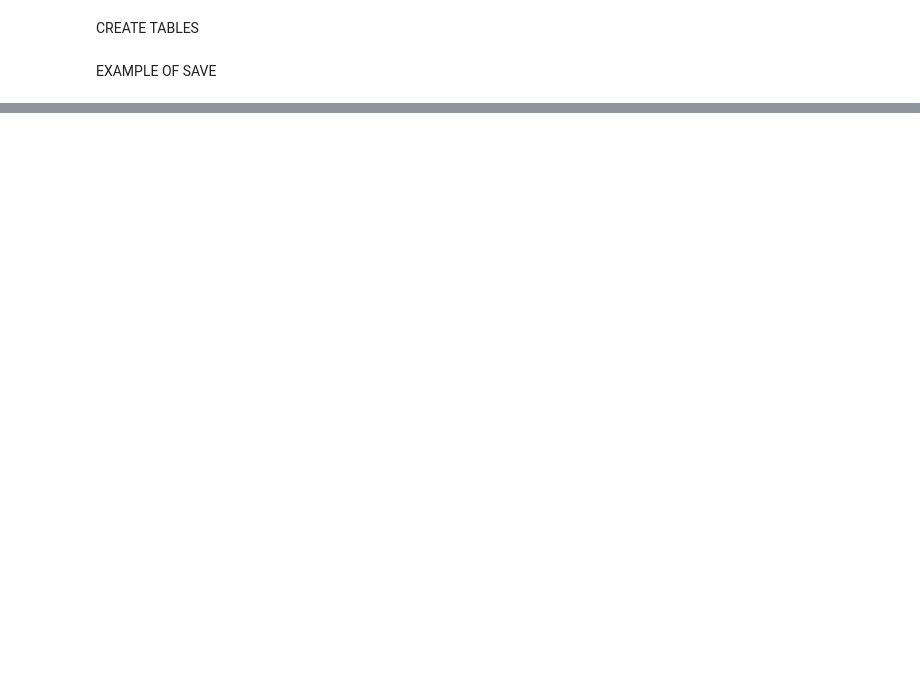
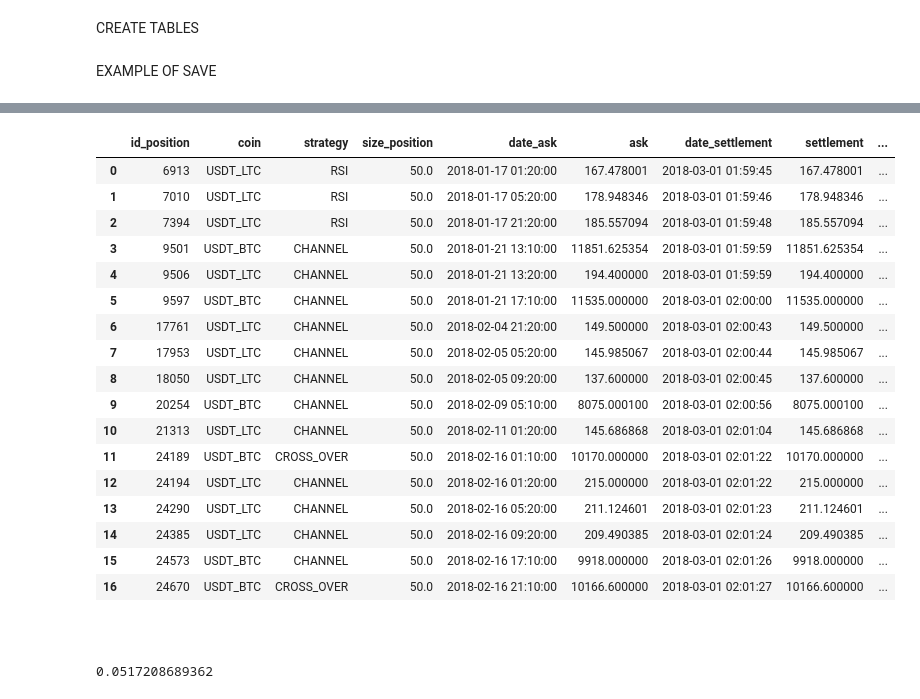
Before and after one commit to eduardocurado/crypto_bot, a Jupyter notebook: Crypto_trader_performance_analysis.ipynb, the cells around one changed output, grey strips where cells are left out. Drawn from its saved outputs; the diff is of its cells as text; code cells hidden in the pictures; blank space fills up the shorter version.

```diff
--- a/Crypto_trader_performance_analysis.ipynb
+++ b/Crypto_trader_performance_analysis.ipynb
@@ -74,6 +74,7 @@ ema = Table('Ema', meta,
 long_positions = Table('Long', meta,
                        Column('id_position', Integer, primary_key=True),
                        Column('coin', String, primary_key=True),
+                       Column('strategy', String),
                        Column('size_position', Float),
                        Column('date_ask', DateTime),
                        Column('ask', Float),
@@ -94,9 +95,18 @@ mkt_trend = Table('Market_trend', meta,
                   Column('screen', Integer, primary_key=True),
                   Column('dif_current', Float),
                   Column('dif_base', Float),
+                  Column('delta_dif', Float),
                   Column('vote', Integer)
                   )
 
+rsi = Table('Rsi', meta,
+    Column('date', DateTime, primary_key = True),
+    Column('coin', String, primary_key = True),
+    Column('rsi', Float),
+    Column('screen', Integer, primary_key=True)
+)
+
+
 # Create the above tables
 # meta.create_all(con)
 # %%
@@ -283,7 +332,9 @@ plot_market_trend_hist(coin, start_date = start)
 # %%
-def log_return(coin):
+def log_return(coin, date_end, date_init = '2017-01-01'):
     s = select([long_positions]).\
-        where(and_( long_positions.c.status  == 'closed', long_positions.c.coin == coin)).\
+        where(and_( long_positions.c.status  == 'closed',
+                   long_positions.c.date_ask >= date_init,
+                  long_positions.c.date_ask < date_end)).\
         order_by(desc(long_positions.c.date_ask))
     rows = con.execute(s)
     long_df = pd.DataFrame(rows.fetchall()).iloc[::-1]
@@ -295,18 +346,24 @@ def log_return(coin):
     rows = con.execute(s)
     mkt_trend_df = pd.DataFrame(rows.fetchall()).iloc[::-1]
     mkt_trend_df.columns = rows.keys()
-    mkt_trend_df = mkt_trend_df[['date', 'screen', 'dif_current']]
+    mkt_trend_df = mkt_trend_df[['date', 'screen', 'dif_current', 'delta_dif']]
 
 
     merged = pd.merge(long_df, mkt_trend_df, how='inner', left_on=['date_ask'], right_on=['date'])
 
 
+    return_mean = merged['log_return'].mean()
     return_total = merged['log_return'].sum()
+    print(return_mean)
     print(return_total)
-    print(merged)
-#     return long_df
+    return merged
 
+date = '2017-01-01'
+date_end = '2018-12-01'
+coin = 'USDT_LTC'
 
-coin = 'USDT_LTC'
-log_return(coin)
+print('DATE')
+log_return(coin, date_end, date)
+print('ALL')
+log_return(coin, date_end)
 # %% [output]
@@ -330,2 +376,40 @@ log_return(coin)
+|  | id_position | coin | strategy | size_position | date_ask | ask | date_settlement | settlement | ... |
+| 0 | 6913 | USDT_LTC | RSI | 50.0 | 2018-01-17 01:20:00 | 167.478001 | 2018-03-01 01:59:45 | 167.478001 | ... |
+| 1 | 7010 | USDT_LTC | RSI | 50.0 | 2018-01-17 05:20:00 | 178.948346 | 2018-03-01 01:59:46 | 178.948346 | ... |
+| 2 | 7394 | USDT_LTC | RSI | 50.0 | 2018-01-17 21:20:00 | 185.557094 | 2018-03-01 01:59:48 | 185.557094 | ... |
+| 3 | 9501 | USDT_BTC | CHANNEL | 50.0 | 2018-01-21 13:10:00 | 11851.625354 | 2018-03-01 01:59:59 | 11851.625354 | ... |
+| 4 | 9506 | USDT_LTC | CHANNEL | 50.0 | 2018-01-21 13:20:00 | 194.400000 | 2018-03-01 01:59:59 | 194.400000 | ... |
+| 5 | 9597 | USDT_BTC | CHANNEL | 50.0 | 2018-01-21 17:10:00 | 11535.000000 | 2018-03-01 02:00:00 | 11535.000000 | ... |
+| 6 | 17761 | USDT_LTC | CHANNEL | 50.0 | 2018-02-04 21:20:00 | 149.500000 | 2018-03-01 02:00:43 | 149.500000 | ... |
+| 7 | 17953 | USDT_LTC | CHANNEL | 50.0 | 2018-02-05 05:20:00 | 145.985067 | 2018-03-01 02:00:44 | 145.985067 | ... |
+| 8 | 18050 | USDT_LTC | CHANNEL | 50.0 | 2018-02-05 09:20:00 | 137.600000 | 2018-03-01 02:00:45 | 137.600000 | ... |
+| 9 | 20254 | USDT_BTC | CHANNEL | 50.0 | 2018-02-09 05:10:00 | 8075.000100 | 2018-03-01 02:00:56 | 8075.000100 | ... |
+| 10 | 21313 | USDT_LTC | CHANNEL | 50.0 | 2018-02-11 01:20:00 | 145.686868 | 2018-03-01 02:01:04 | 145.686868 | ... |
+| 11 | 24189 | USDT_BTC | CROSS_OVER | 50.0 | 2018-02-16 01:10:00 | 10170.000000 | 2018-03-01 02:01:22 | 10170.000000 | ... |
+| 12 | 24194 | USDT_LTC | CHANNEL | 50.0 | 2018-02-16 01:20:00 | 215.000000 | 2018-03-01 02:01:22 | 215.000000 | ... |
+| 13 | 24290 | USDT_LTC | CHANNEL | 50.0 | 2018-02-16 05:20:00 | 211.124601 | 2018-03-01 02:01:23 | 211.124601 | ... |
+| 14 | 24385 | USDT_LTC | CHANNEL | 50.0 | 2018-02-16 09:20:00 | 209.490385 | 2018-03-01 02:01:24 | 209.490385 | ... |
+| 15 | 24573 | USDT_BTC | CHANNEL | 50.0 | 2018-02-16 17:10:00 | 9918.000000 | 2018-03-01 02:01:26 | 9918.000000 | ... |
+| 16 | 24670 | USDT_BTC | CROSS_OVER | 50.0 | 2018-02-16 21:10:00 | 10166.600000 | 2018-03-01 02:01:27 | 10166.600000 | ... |
 # %% [markdown]
 ##
+# %%
+def calculate_vol(coin, date_end, date_init = '2017-01-01'):
+
+    s = select([tickers]).\
+        where(and_(tickers.c.coin == coin, tickers.c.date >= date_init, tickers.c.date <= date_end, tickers.c.screen == 0)).\
+        order_by(desc(tickers.c.date))
+    rows = con.execute(s)
+    tickers_df = pd.DataFrame(rows.fetchall()).iloc[::-1]
+    tickers_df.columns = rows.keys()
+    tickers_df['Return'] = (np.log(tickers_df['price'] / tickers_df['price'].shift(-1)))
+    # calculate daily standard deviation of returns
+    d_std = np.std(tickers_df.Return)
+    print(d_std * 100 ** 0.5)
+
+date = '2018-01-01'
+date_end = '2018-12-31'
+coin = 'USDT_BTC'
+calculate_vol(coin, date_end)
+# %% [output]
+0.0517208689362
```
Also changed, not shown: parts of 6 cells of this notebook, 8 other files.
